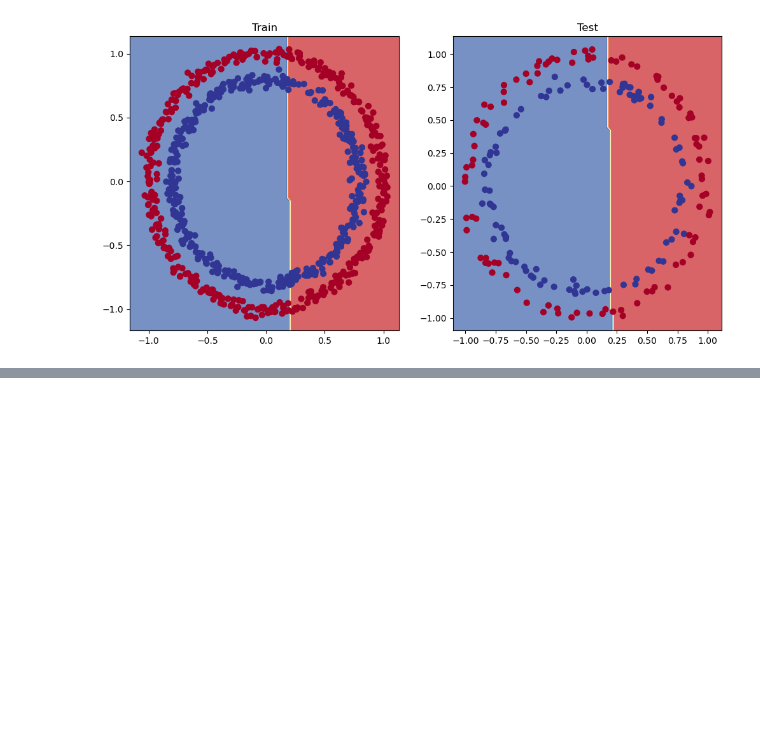
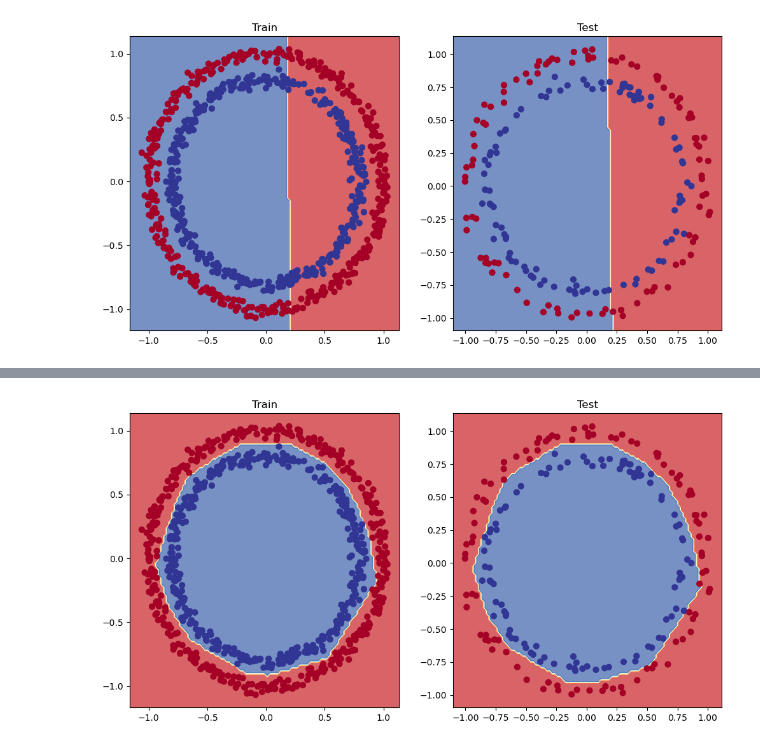
Before and after one commit to addytrunks/machine-learning, a Jupyter notebook: DEEP_LEARNING/02_classification.ipynb, the cells around one changed output, grey strips where cells are left out. Cells and saved outputs as stored; diff of their text form; code cells hidden in the pictures; blank space fills up the shorter version.

Commit message:
feat: non-linearity

```diff
--- a/DEEP_LEARNING/02_classification.ipynb
+++ b/DEEP_LEARNING/02_classification.ipynb
@@ -337,0 +340,17 @@ plot_decision_boundary(model1, X_test, y_test)
+# %%
+class CircleModelV2(nn.Module):
+    def __init__(self):
+        super().__init__()
+        self.layer1 = nn.Linear(in_features=2,out_features=10)
+        self.layer2 = nn.Linear(in_features=10,out_features=10)
+        self.layer3 = nn.Linear(in_features=10,out_features=1)
+        self.relu = nn.ReLU()
+
+    def forward(self,x):
+        return self.layer3(self.relu(self.layer2(self.relu(self.layer1(x)))))
+
+model3 = CircleModelV2()
+# %%
+# Create loss function and optimizer
+loss_fn = nn.BCEWithLogitsLoss()
+optimizer = torch.optim.SGD(params=model3.parameters(),lr=0.1)
@@ -337,0 +419,11 @@ plot_decision_boundary(model1, X_test, y_test)
+# %%
+# Plot decision boundaries for training and test sets
+plt.figure(figsize=(12, 6))
+plt.subplot(1, 2, 1)
+plt.title("Train")
+plot_decision_boundary(model3, X_train, y_train)
+plt.subplot(1, 2, 2)
+plt.title("Test")
+plot_decision_boundary(model3, X_test, y_test)
+# %% [output]
+[figure, added]
```
Also changed, not shown: parts of 2 cells of this notebook.
